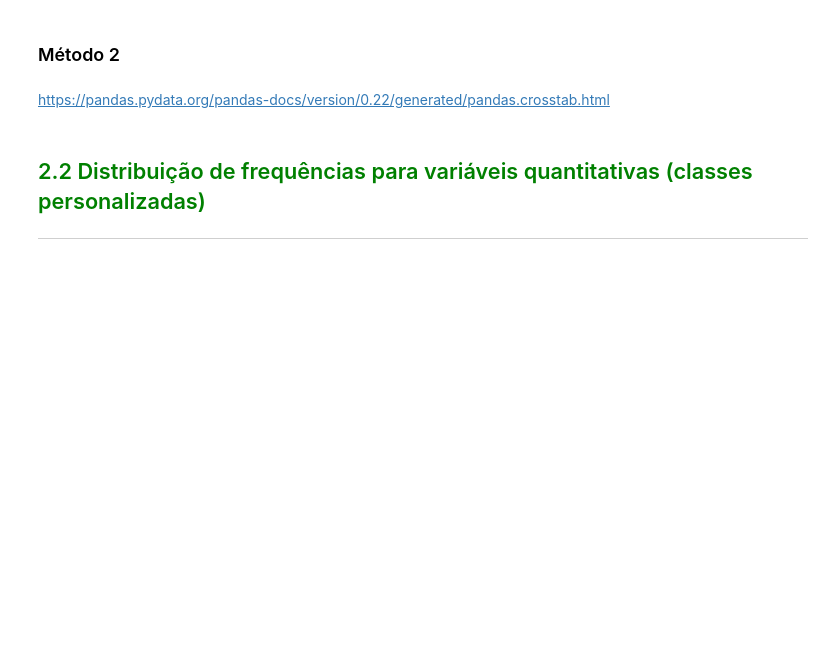
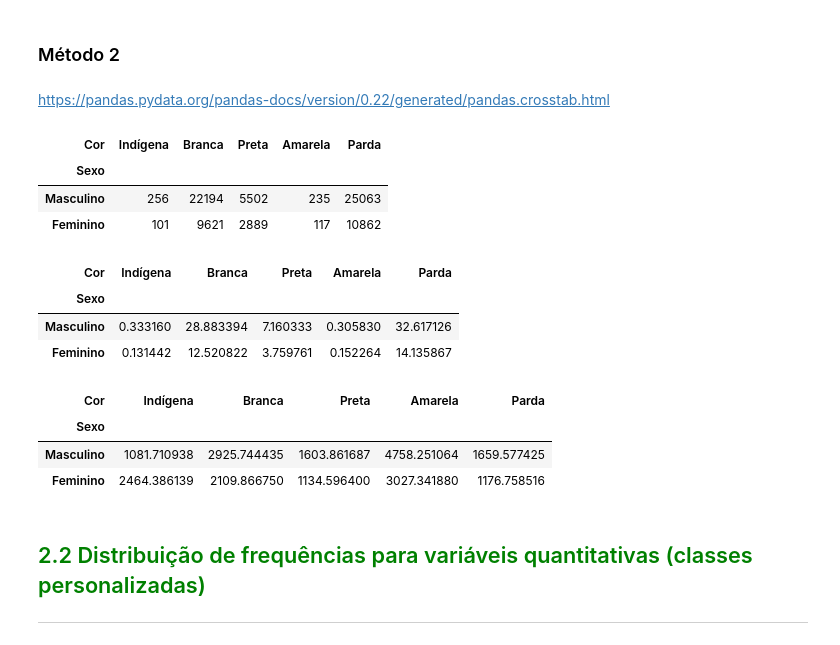
Before and after one commit to MarlonJerold/Estudos-Estatistica, a Jupyter notebook: Curso_de_Estatística_Parte_1.ipynb, the cells around one changed output. Saved outputs shown, nothing was run; the diff lists cells and outputs as text; code cells hidden in the pictures; blank space fills up the shorter version.

```diff
--- a/Curso_de_Estatística_Parte_1.ipynb
+++ b/Curso_de_Estatística_Parte_1.ipynb
@@ -134,6 +161,51 @@ https://pandas.pydata.org/pandas-docs/version/0.22/generated/pandas.Series.value
 ### Método 2
 # %% [markdown]
 https://pandas.pydata.org/pandas-docs/version/0.22/generated/pandas.crosstab.html
+# %%
+sexo = {0: 'Masculino',
+        1: 'Feminino'}
+cor = {0: 'Indígena',
+       2: 'Branca',
+       4: 'Preta',
+       6: 'Amarela',
+       8: 'Parda',
+       9: 'Sem declaração'}
+# %%
+frequencia = pd.crosstab(data.Sexo,
+                         data.Cor)
+frequencia.rename(index = sexo, inplace=True)
+frequencia.rename(columns=cor, inplace=True)
+frequencia
+# %% [output]
+| Cor | Indígena | Branca | Preta | Amarela | Parda |
+| Sexo |  |  |  |  |  |
+| Masculino | 256 | 22194 | 5502 | 235 | 25063 |
+| Feminino | 101 | 9621 | 2889 | 117 | 10862 |
+# %%
+percentual = pd.crosstab(data.Sexo,
+                         data.Cor,
+                         normalize=True) * 100
+percentual.rename(index = sexo, inplace=True)
+percentual.rename(columns=cor, inplace=True)
+percentual
+# %% [output]
+| Cor | Indígena | Branca | Preta | Amarela | Parda |
+| Sexo |  |  |  |  |  |
+| Masculino | 0.333160 | 28.883394 | 7.160333 | 0.305830 | 32.617126 |
+| Feminino | 0.131442 | 12.520822 | 3.759761 | 0.152264 | 14.135867 |
+# %%
+percentual = pd.crosstab(data.Sexo,
+                         data.Cor,
+                         aggfunc = 'mean',
+                         values = data.Renda)
+percentual.rename(index = sexo, inplace=True)
+percentual.rename(columns=cor, inplace=True)
+percentual
+# %% [output]
+| Cor | Indígena | Branca | Preta | Amarela | Parda |
+| Sexo |  |  |  |  |  |
+| Masculino | 1081.710938 | 2925.744435 | 1603.861687 | 4758.251064 | 1659.577425 |
+| Feminino | 2464.386139 | 2109.866750 | 1134.596400 | 3027.341880 | 1176.758516 |
 # %% [markdown]
 ## <font color=green>2.2 Distribuição de frequências para variáveis quantitativas (classes personalizadas)</font>
 ***
```
Also changed, not shown: parts of 8 cells of this notebook.
